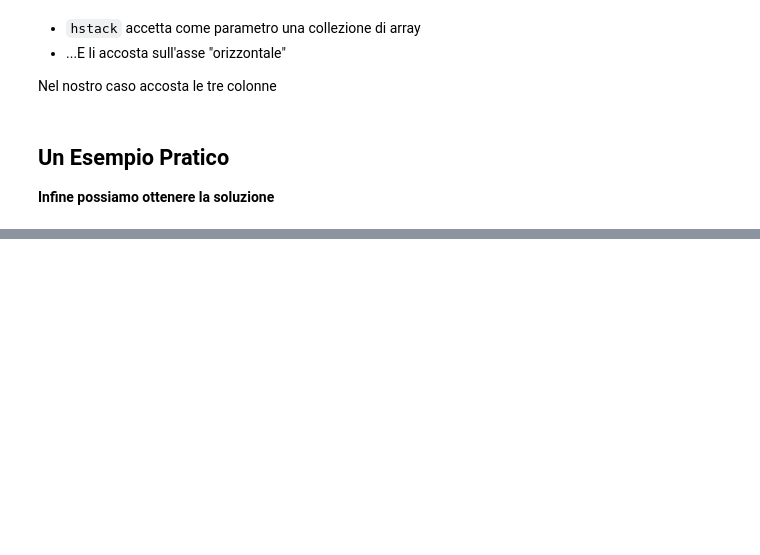
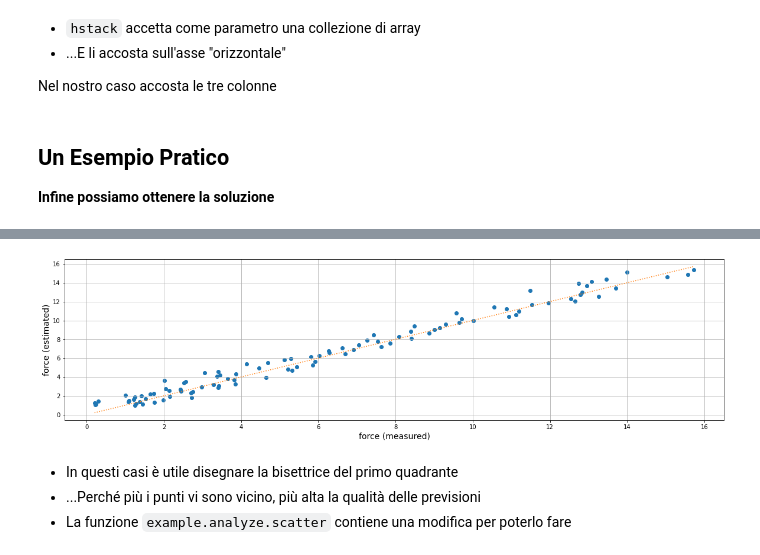
Before and after one commit to fondt-ele-21-22/part-9, a Jupyter notebook: 01. Metodo Lineari dei Minimi Quadrati.ipynb, the cells around one changed output, grey strips where cells are left out. Saved outputs shown, nothing was run; the diff lists cells and outputs as text; code cells hidden in the pictures; blank space fills up the shorter version.

```diff
--- a/01. Metodo Lineari dei Minimi Quadrati.ipynb
+++ b/01. Metodo Lineari dei Minimi Quadrati.ipynb
@@ -647,10 +628,10 @@ def fit(x_list, y):
 
 Per comodità è stata fornita la funzione `example.analyze.plot`
 # %%
-alpha2, alpha1, alpha0 = analyze.fit([x**2, x, x**0], y)
-
+(alpha2, alpha1, alpha0), sse = analyze.fit([x**2, x, x**0], y)
 xs = np.linspace(x.min(), x.max()) # valori x _per il disegno (non i dati!)_
 ys = alpha2 * xs**2 + alpha1 * xs + 1 # valori y per il disegno
 analyze.plot(xs, ys, xlabel='speed', ylabel='force', figsize=(20, 5))
+print(f'SSE: {sse:.3f}')
 # %% [output]
 [figure]
@@ -656,0 +645,9 @@ analyze.plot(xs, ys, xlabel='speed', ylabel='force', figsize=(20, 5))
+# %%
+yp = alpha2 * x**2 + alpha1 * x + 1 # stime del modello, per ogni esempio
+analyze.scatter(y, yp, xlabel='force (measured)', ylabel='force (estimated)', figsize=(20, 5), add_bisector=True)
+# %% [output]
+[figure, added]
+# %% [markdown]
+* In questi casi è utile disegnare la bisettrice del primo quadrante
+* ...Perché più i punti vi sono vicino, più alta la qualità delle previsioni
+* La funzione `example.analyze.scatter` contiene una modifica per poterlo fare
```
Also changed, not shown: parts of 7 cells of this notebook, 27 other files.
